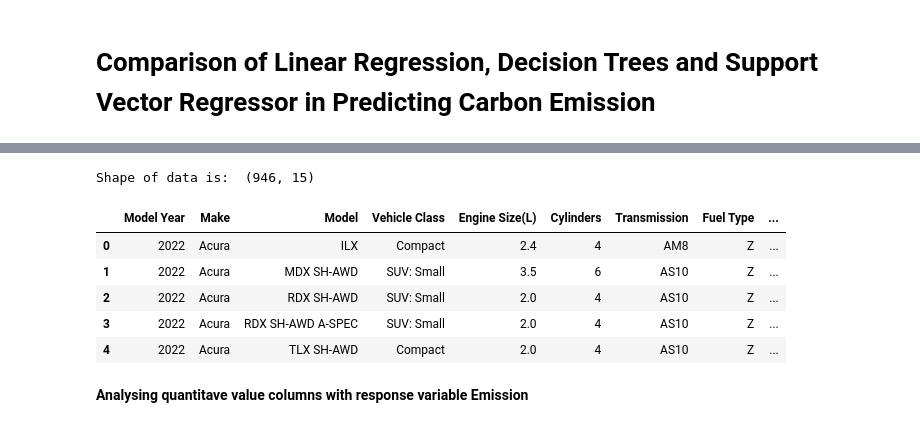
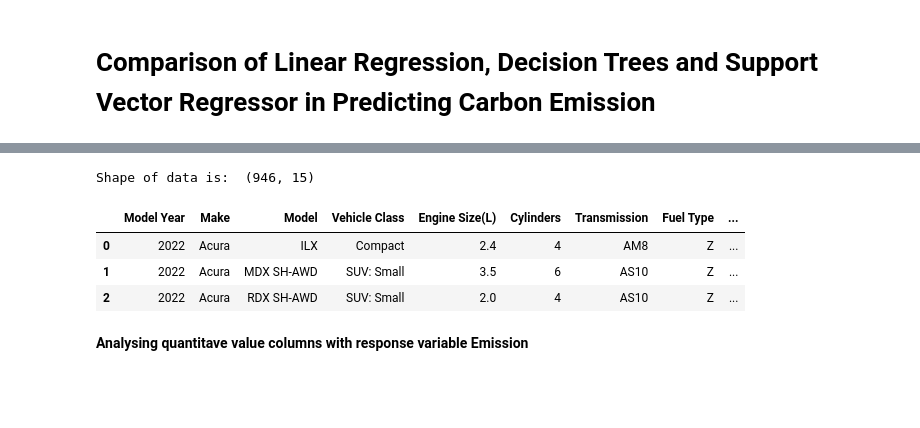
Before and after one commit to SMKProj/CarbonEmissionDataAnalysis, a Jupyter notebook: CarbonEmission.ipynb, the cells around one changed output, grey strips where cells are left out. Drawn from its saved outputs; the diff is of its cells as text; code cells hidden in the pictures; blank space fills up the shorter version.

```diff
--- a/CarbonEmission.ipynb
+++ b/CarbonEmission.ipynb
@@ -16,15 +37,13 @@ from sklearn.metrics import r2_score
 # %%
 df = pd.read_csv('Fuel.csv')
 print('Shape of data is: ', df.shape)
-df.head()
+df.head(3)
 # %% [output]
 Shape of data is:  (946, 15)
 |  | Model Year | Make | Model | Vehicle Class | Engine Size(L) | Cylinders | Transmission | Fuel Type | ... |
 | 0 | 2022 | Acura | ILX | Compact | 2.4 | 4 | AM8 | Z | ... |
 | 1 | 2022 | Acura | MDX SH-AWD | SUV: Small | 3.5 | 6 | AS10 | Z | ... |
 | 2 | 2022 | Acura | RDX SH-AWD | SUV: Small | 2.0 | 4 | AS10 | Z | ... |
-| 3 | 2022 | Acura | RDX SH-AWD A-SPEC | SUV: Small | 2.0 | 4 | AS10 | Z | ... |
-| 4 | 2022 | Acura | TLX SH-AWD | Compact | 2.0 | 4 | AS10 | Z | ... |
 # %%
 df.drop(columns='Model Year', inplace=True)
 # %%
```
Also changed, not shown: parts of 16 cells of this notebook.
